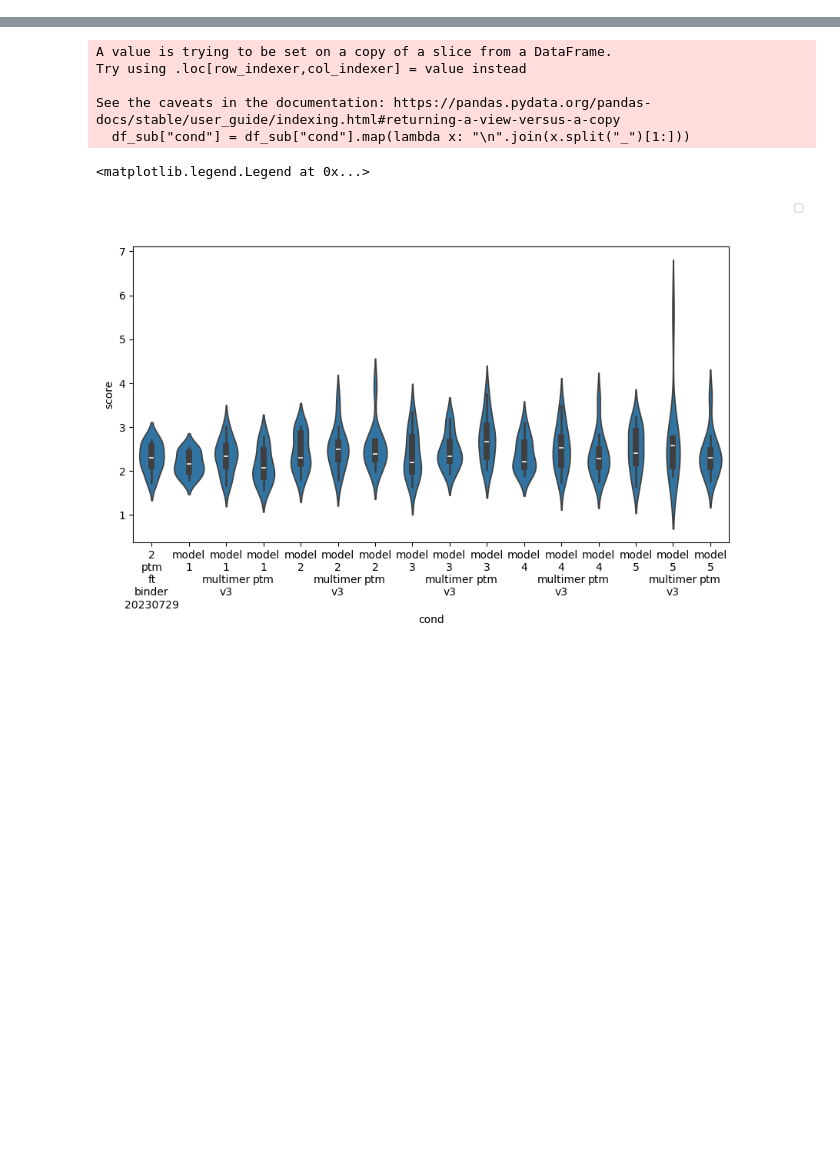
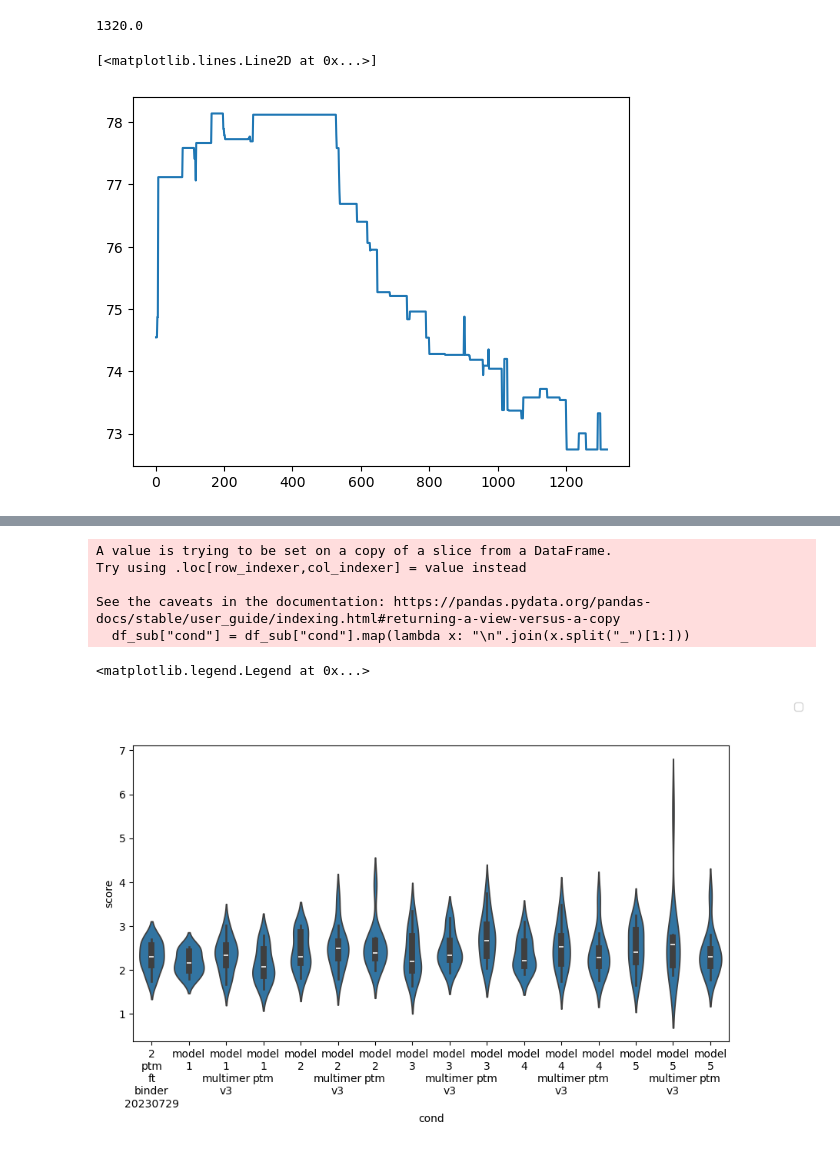
Before and after one commit to NTBiotech/flexcraft, a Jupyter notebook: notebooks/adapt/tuning_analysis.ipynb, the cells around one changed output, grey strips where cells are left out. Cells and saved outputs as stored; diff of their text form; code cells hidden in the pictures; blank space fills up the shorter version.

```diff
--- a/notebooks/adapt/tuning_analysis.ipynb
+++ b/notebooks/adapt/tuning_analysis.ipynb
@@ -9,0 +76,18 @@ log_dir=data_dir/"tuning_trial_2026-04-May_12:01:32"
+# %%
+def in_pool_time(df, max_time=None, bins=1000):
+    df = df.copy()
+    time_cols=[c for c in df.columns if "time" in c.lower()]
+    if max_time is None:
+        max_time = df[time_cols].max(axis=None)
+        print(max_time)
+    df[time_cols] = df[time_cols].fillna(max_time)
+
+    t = np.array([(max_time/bins) * n for n in range(bins)])
+    mask = (df["time"].to_numpy()[None,:]<t[:,None])&(df["out_time"].to_numpy()[None,:]>t[:,None])
+    return t,[df["score"][m].mean() for m in mask]
+
+plt.plot(*in_pool_time(data["0"]))
+# %% [output]
+1320.0
+[<matplotlib.lines.Line2D at 0x...>]
+[figure, added]
```
Also changed, not shown: parts of 7 cells of this notebook, 19 other files.
